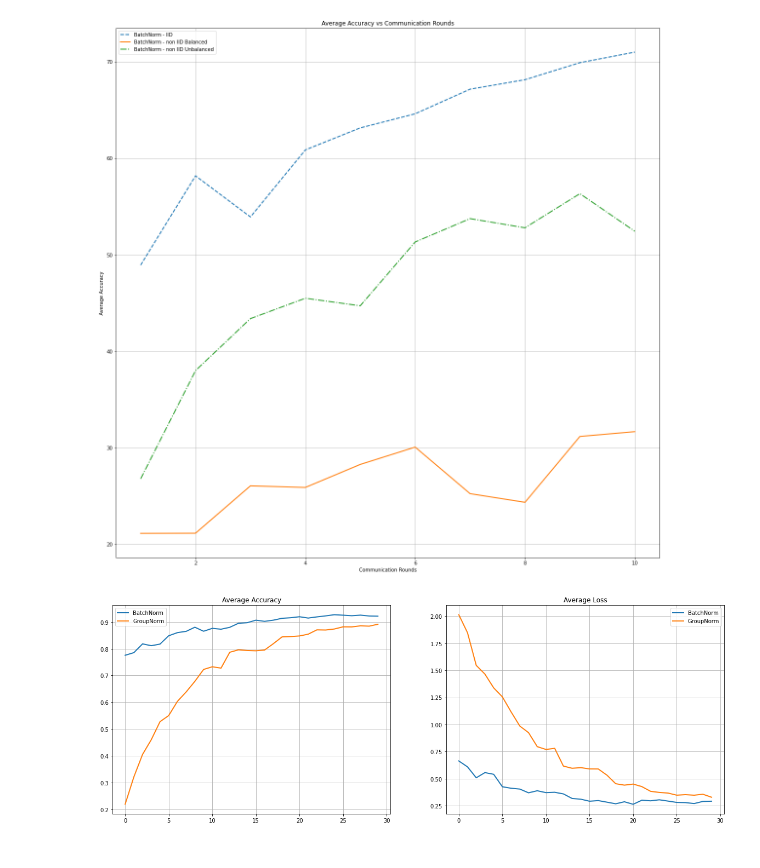
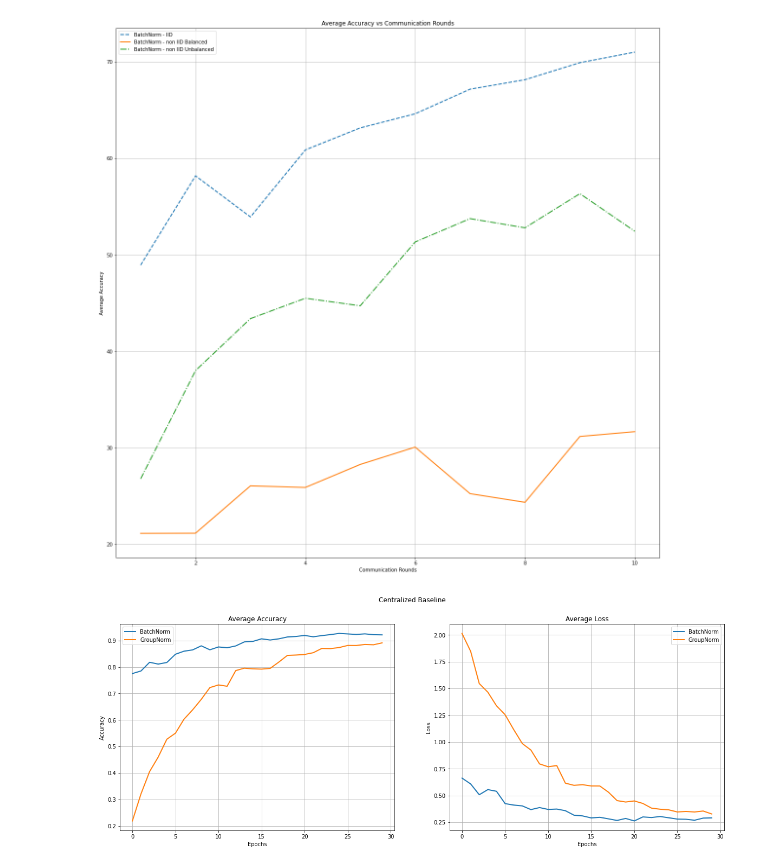
Before and after one commit to dadodimauro/MLDL-Federated-Learning, a Jupyter notebook: plot.ipynb, the cells around one changed output. Saved outputs shown, nothing was run; the diff lists cells and outputs as text; code cells hidden in the pictures.

```diff
--- a/plot.ipynb
+++ b/plot.ipynb
@@ -220,27 +220,32 @@ train_acc_groupNorm = list(data_groupNorm["valid_acc"].values)
 # %%
 fig, ax = plt.subplots(1, 2, figsize=(20, 7))
 
 ax[0].plot(range(len(train_acc_batchNorm)), train_acc_batchNorm, linewidth=2, linestyle='-', label="BatchNorm")
 ax[0].plot(range(len(train_acc_groupNorm)), train_acc_groupNorm, linewidth=2, linestyle='-', label="GroupNorm")
 
 ax[1].plot(range(len(train_loss_batchNorm)), train_loss_batchNorm, linewidth=2, linestyle='-', label="BatchNorm")
 ax[1].plot(range(len(train_loss_groupNorm)), train_loss_groupNorm, linewidth=2, linestyle='-', label="GroupNorm")
 
 ax[0].title.set_text("Average Accuracy")
 ax[1].title.set_text("Average Loss")
 # plt.ylabel('Average Accuracy')
 # plt.xlabel('Server Epochs')
 
+plt.suptitle('Centralized Baseline')
+
+ax[0].set(xlabel="Epochs", ylabel="Accuracy")
+ax[1].set(xlabel="Epochs", ylabel="Loss")
+
 ax[0].legend()
 ax[0].grid()
 ax[1].legend()
 ax[1].grid()
 
 # file_name = '{}_{}_lr_[{}]_C[{}]_iid[{}]_E[{}]_B[{}]_loss.png'.format(
 #     "ResNet50", n_epochs, lr, frac, iid,
 #     local_epochs, local_batch_size)
 plt.savefig("centralized_baseline_results/summary_results.png")
 
 plt.show()
 # %% [output]
-[figure, old version]
+[figure, new version]
```
Also changed, not shown: parts of 4 cells of this notebook, 7 other files.
